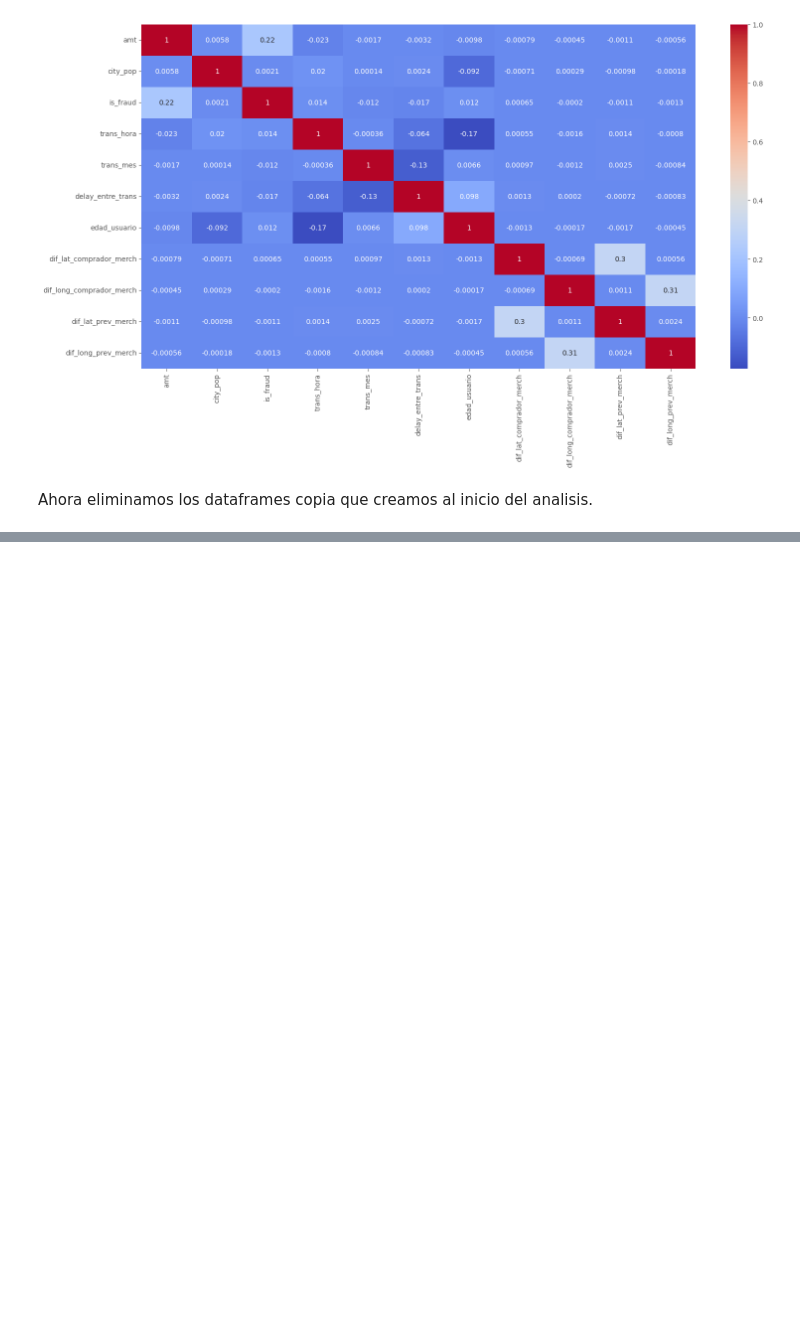
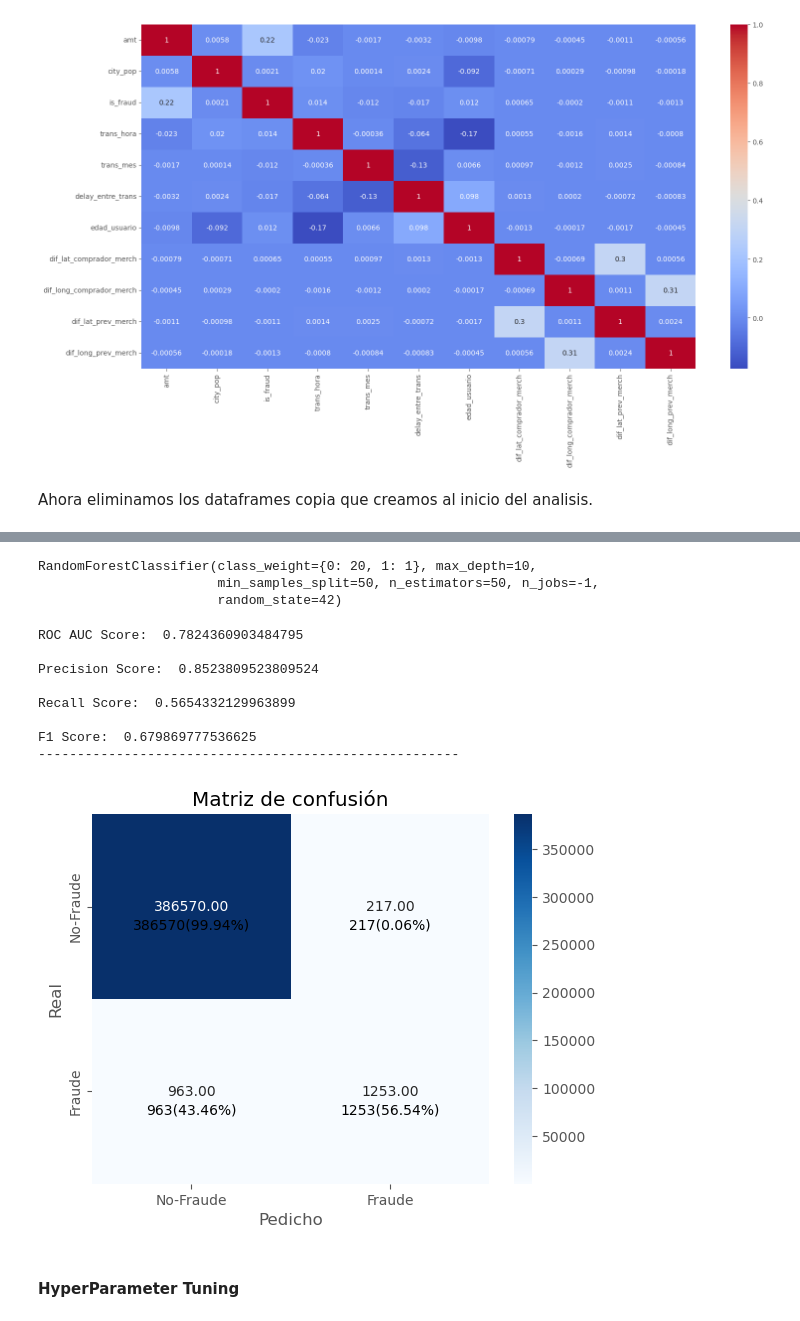
Before and after one commit to lc-sanchez/TP1-MachineLearning, a Jupyter notebook: Detección de Fraude.ipynb, the cells around one changed output, grey strips where cells are left out. Drawn from its saved outputs; the diff is of its cells as text; code cells hidden in the pictures; blank space fills up the shorter version.

```diff
--- a/Detección de Fraude.ipynb
+++ b/Detección de Fraude.ipynb
@@ -597,0 +1036,52 @@ del fraudes
+# %%
+#Ajustamos el modelo a nuestros datos resampled
+rfc_1.fit(X_train_resampled,y_train_resampled)
+# %% [output]
+RandomForestClassifier(class_weight={0: 20, 1: 1}, max_depth=10,
+                       min_samples_split=50, n_estimators=50, n_jobs=-1,
+                       random_state=42)
+# %%
+#Predecir los test set
+y_predict_1=rfc_1.predict(X_test)
+# %%
+def mostrar_matrix(y_true,y_pred):
+    conf_matrix=confusion_matrix(y_true,y_pred)
+    conf_matrix_porcentajes=confusion_matrix(y_true,y_pred,normalize='true')
+    nombre_clases=['No-Fraude','Fraude']
+    mapa=sns.heatmap(conf_matrix,annot=True,fmt='.2f', cmap='Blues',xticklabels=nombre_clases,yticklabels=nombre_clases)
+
+    #agregar porcentajes
+    for i in range(2):
+        for j in range(2):
+            #Obtenemos los valores y formateamos como porcentaje
+            valor=conf_matrix[i,j]
+            porcentaje=round(conf_matrix_porcentajes[i,j]*100,2)
+            #añadimos anotacion con valor y porcentaje
+            mapa.annotate(f'{valor}({porcentaje}%)',xy=(j+0.5,i+0.6),ha='center', va='center')
+
+    mapa.set_xlabel("Pedicho")
+    mapa.set_ylabel("Real")
+    mapa.set_title("Matriz de confusión")
+    plt.show()
+# %%
+def mostrar_scores(y_true,y_pred):
+    print("ROC AUC Score: ", roc_auc_score(y_test,y_predict_1),'\n')
+    print("Precision Score: ", precision_score(y_test,y_predict_1),'\n')
+    print("Recall Score: ", recall_score(y_test,y_predict_1),'\n')
+    print("F1 Score: ", f1_score(y_test,y_predict_1))
+# %%
+mostrar_scores(y_test,y_predict_1)
+print('------------------------------------------------------','\n')
+mostrar_matrix(y_test,y_predict_1)
+# %% [output]
+ROC AUC Score:  0.7824360903484795
+
+Precision Score:  0.8523809523809524
+
+Recall Score:  0.5654332129963899
+
+F1 Score:  0.679869777536625
+------------------------------------------------------
+[figure, added]
+# %% [markdown]
+<h4>HyperParameter Tuning</h4>
```
Also changed, not shown: parts of 75 cells of this notebook.
